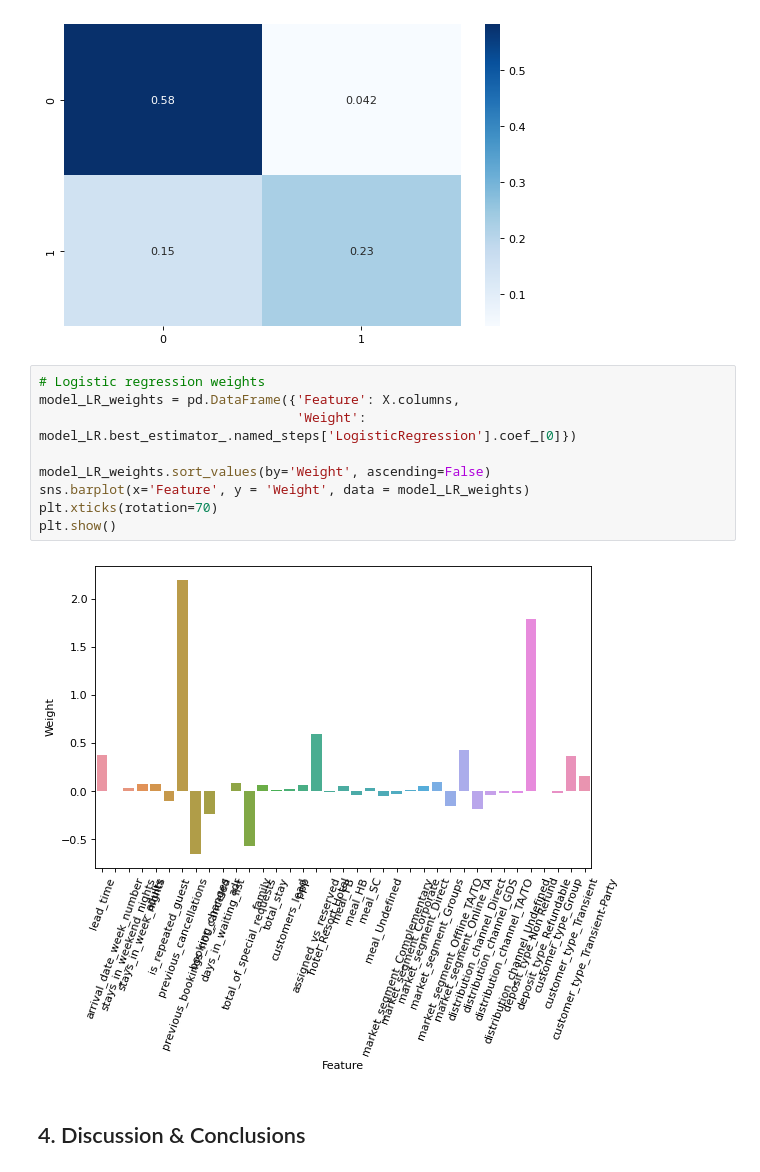
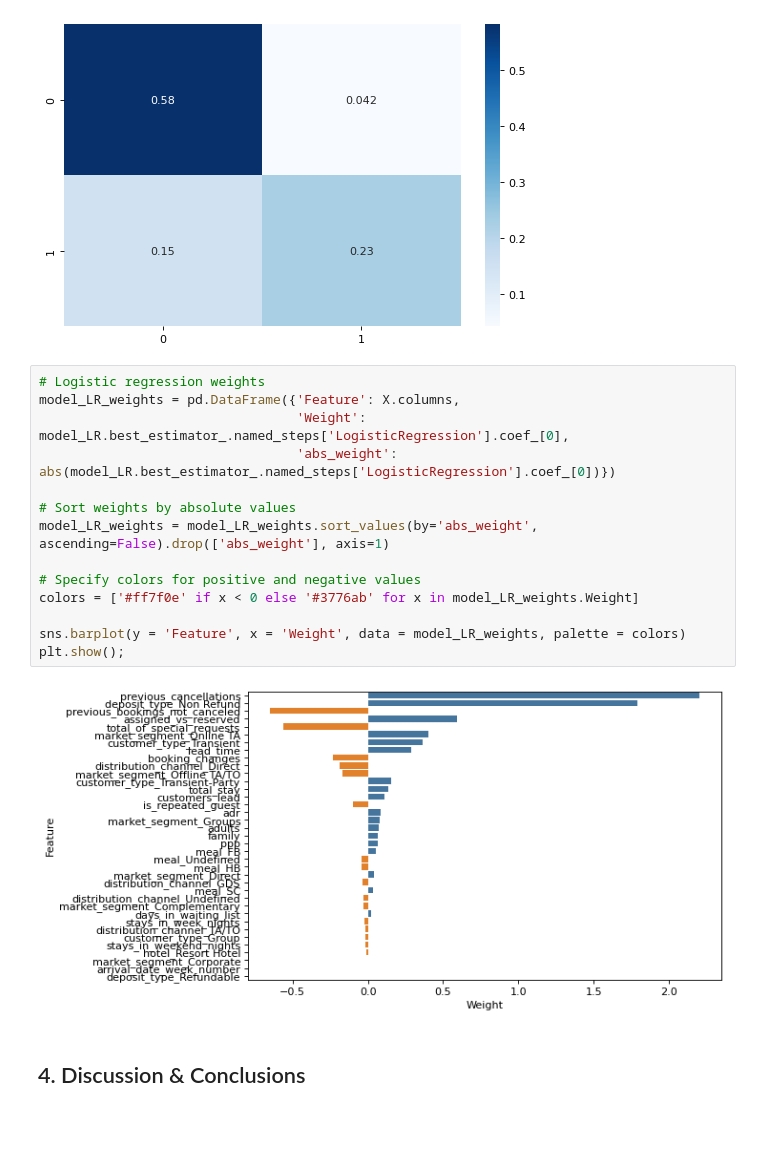
Before and after one commit to abumaz99/MLP-A2, a Jupyter notebook: proj2.ipynb, the cells around one changed output. Cells and saved outputs as stored; diff of their text form; blank space fills up the shorter version.

Commit message:
Modified logistic regression weights plot

```diff
--- a/proj2.ipynb
+++ b/proj2.ipynb
@@ -422,14 +422,19 @@ sns.heatmap(confusion_matrix(y_train, model_LR.predict(X_train))/len(y_train), a
 # %%
 # Logistic regression weights
 model_LR_weights = pd.DataFrame({'Feature': X.columns,
-                                 'Weight': model_LR.best_estimator_.named_steps['LogisticRegression'].coef_[0]})
+                                 'Weight': model_LR.best_estimator_.named_steps['LogisticRegression'].coef_[0],
+                                 'abs_weight': abs(model_LR.best_estimator_.named_steps['LogisticRegression'].coef_[0])})
 
-model_LR_weights.sort_values(by='Weight', ascending=False)
-sns.barplot(x='Feature', y = 'Weight', data = model_LR_weights)
-plt.xticks(rotation=70)
-plt.show()
+# Sort weights by absolute values
+model_LR_weights = model_LR_weights.sort_values(by='abs_weight', ascending=False).drop(['abs_weight'], axis=1)
+
+# Specify colors for positive and negative values
+colors = ['#ff7f0e' if x < 0 else '#3776ab' for x in model_LR_weights.Weight]
+
+sns.barplot(y = 'Feature', x = 'Weight', data = model_LR_weights, palette = colors)
+plt.show();
 # %% [output]
-[figure, old version]
+[figure, new version]
 # %% [markdown]
 ## 4. Discussion & Conclusions
 # %% [markdown]
```
